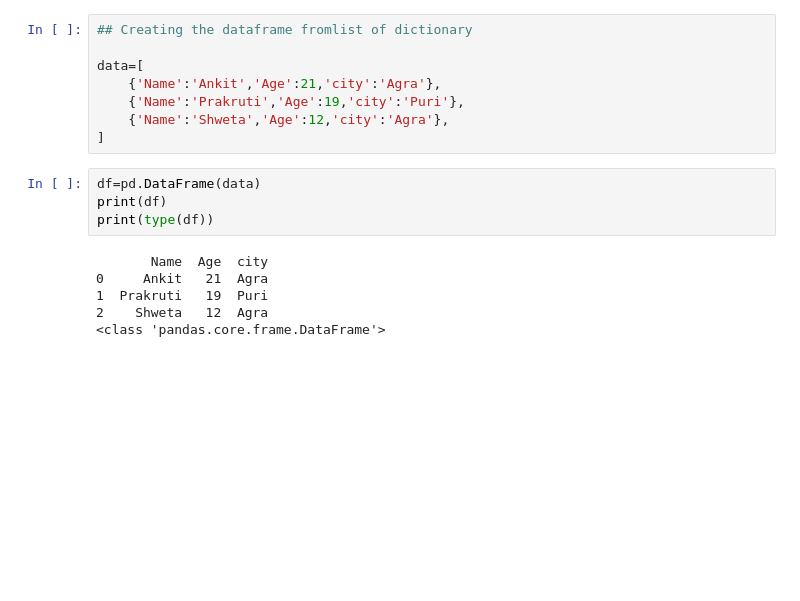
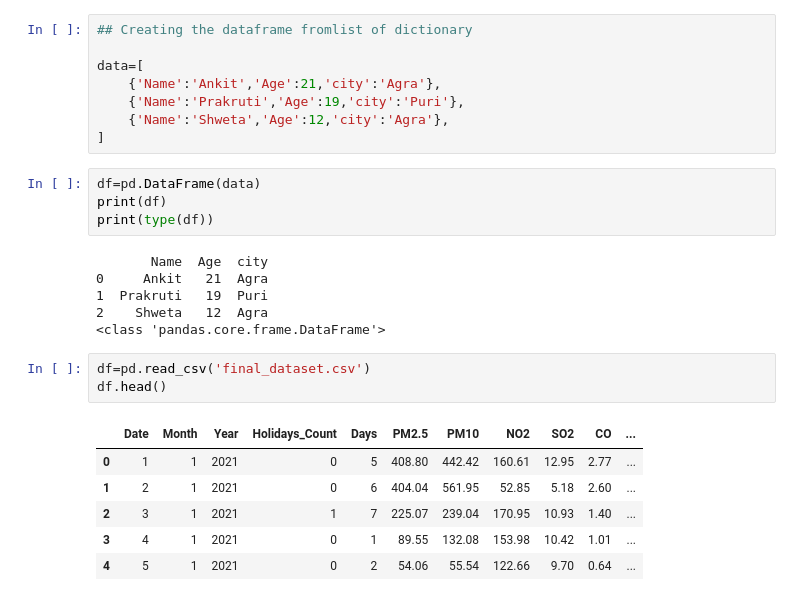
Before and after one commit to Ankitshrma25/Data-Science-with-Machine-Learning, a Jupyter notebook: Data Analysis With Python/pandas.ipynb, the cells around one changed output. Saved outputs shown, nothing was run; the diff lists cells and outputs as text; blank space fills up the shorter version.

```diff
--- a/Data Analysis With Python/pandas.ipynb
+++ b/Data Analysis With Python/pandas.ipynb
@@ -87,3 +87,13 @@ print(type(df))
 1  Prakruti   19  Puri
 2    Shweta   12  Agra
 <class 'pandas.core.frame.DataFrame'>
+# %%
+df=pd.read_csv('final_dataset.csv')
+df.head()
+# %% [output]
+|  | Date | Month | Year | Holidays_Count | Days | PM2.5 | PM10 | NO2 | SO2 | CO | ... |
+| 0 | 1 | 1 | 2021 | 0 | 5 | 408.80 | 442.42 | 160.61 | 12.95 | 2.77 | ... |
+| 1 | 2 | 1 | 2021 | 0 | 6 | 404.04 | 561.95 | 52.85 | 5.18 | 2.60 | ... |
+| 2 | 3 | 1 | 2021 | 1 | 7 | 225.07 | 239.04 | 170.95 | 10.93 | 1.40 | ... |
+| 3 | 4 | 1 | 2021 | 0 | 1 | 89.55 | 132.08 | 153.98 | 10.42 | 1.01 | ... |
+| 4 | 5 | 1 | 2021 | 0 | 2 | 54.06 | 55.54 | 122.66 | 9.70 | 0.64 | ... |
```
Also changed, not shown: parts of 20 cells of this notebook.
